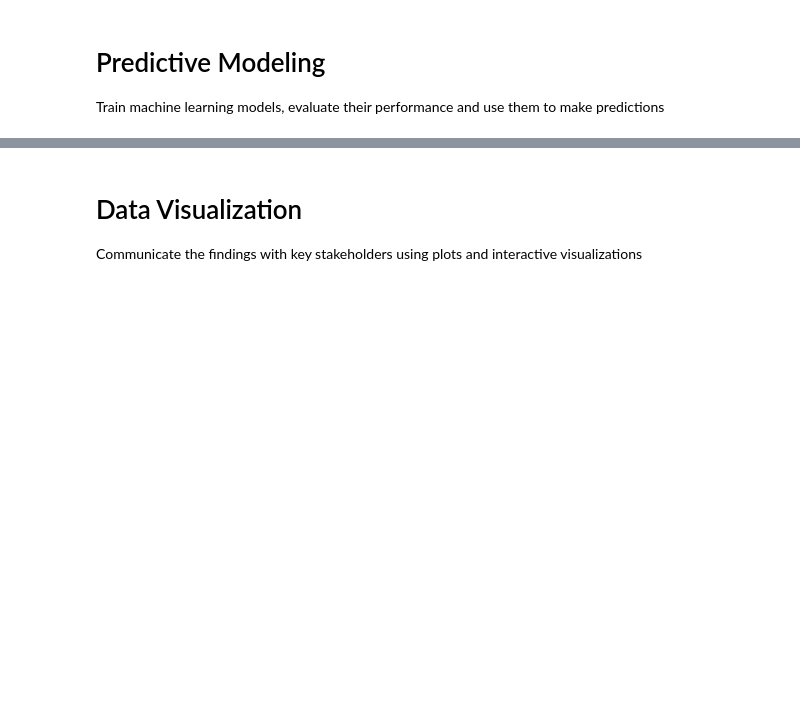
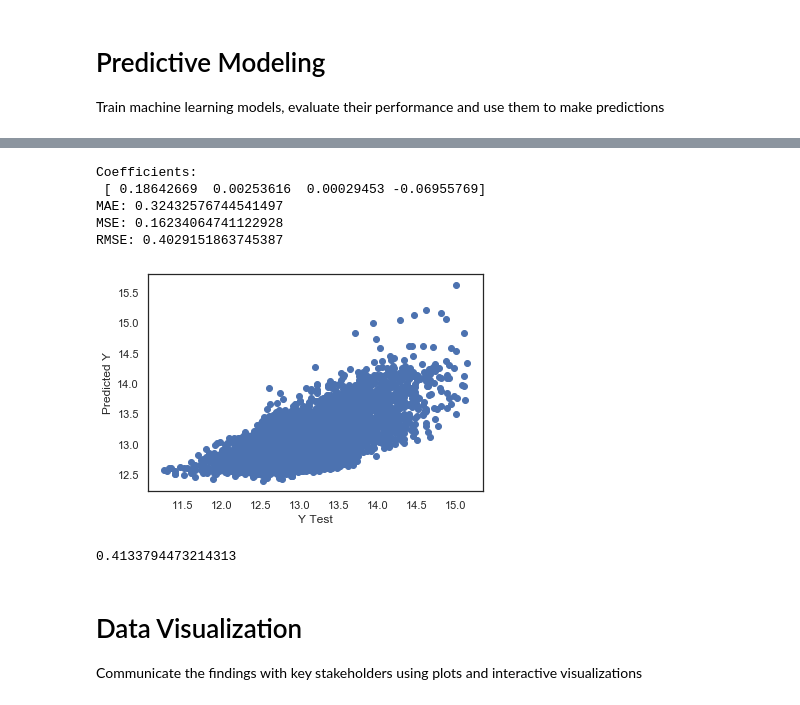
Before and after one commit to Rurbinasal/EDA_house_prices, a Jupyter notebook: King County Analysis.ipynb, the cells around one changed output, grey strips where cells are left out. Cells and saved outputs as stored; diff of their text form; code cells hidden in the pictures; blank space fills up the shorter version.

```diff
--- a/King County Analysis.ipynb
+++ b/King County Analysis.ipynb
@@ -182,16 +275,16 @@ data["price_log"] = [math.log(el) for el in data["price"]]
 data["yr_since_built"] = data.date_year - data.yr_built
 # %%
-# yr_last_renovated
-#data["yr_last_renovated"] = [max(data.yr_built[i],data.yr_renovated[i]) for i in data.yr_built]
-data["yr_last_renovated"] = data[["yr_built","yr_renovated"]].max(axis=1)
+# yr_renovated: fill column to represent the max from yr_renovated and yr_built
+#data["yr_renovated"] = [max(data.yr_built[i],data.yr_renovated[i]) for i in data.yr_built]
+data["yr_renovated"] = data[["yr_built","yr_renovated"]].max(axis=1)
 # %%
-# yr_since_last_renovated
-data["yr_since_last_renovated"] = data.date_year - data.yr_last_renovated
+# yr_since_last_renovated: column with years between yr_built or yr_renovated and sold
+data["yr_since_last_renovated"] = data.date_year - data.yr_renovated
 # %%
 # categorical --> dummies - OPTIMIZE
 cat = data.filter(["condition",
                    "grade",
-                   "zipcode"], axis=1).astype("category")
+                   "zipcode", "view"], axis=1).astype("category")
 data_dum = pd.DataFrame()
 data_dum_i = pd.DataFrame()
 for i in cat:
@@ -203,8 +296,8 @@ data = pd.concat([data, data_dum], axis=1)
 # data_wo_dum = data
 # data_new = pd.concat([data, data_dum], axis=1)
 # %%
-# drop: id, yr_renovated
-data = data.drop(["id", "date", "yr_renovated", "condition", "grade", "zipcode", "sqft_living"], axis=1)
+# drop: id, condition, grade, zipcode, sqft_living
+data = data.drop(["id", "condition", "grade", "zipcode", "view", "sqft_living"], axis=1)
 # %% [markdown]
 # Predictive Modeling
 Train machine learning models, evaluate their performance and use them to make predictions
@@ -240,18 +433,30 @@ data_results.summary()
 # %%
-y4 = data['price']
-X4 = data[['bathrooms','bedrooms','sqft_above','floors']]
-X4_train, X4_test, y4_train, y4_test = train_test_split(X4, y4, test_size=0.3, random_state=101)
+#4 Advanced model using price_log
+y4 = data['price_log']
+X4 = data[['bathrooms', 'bedrooms', 'sqft_above', 'floors']]
+X4_train, X4_test, y4_train, y4_test = train_test_split(X4,
+                                                        y4,
+                                                        test_size=0.33,
+                                                        random_state=42,
+                                                        shuffle=False)
 
 lm = LinearRegression()
-lm.fit(X4_train,y4_train)
+lm.fit(X4_train, y4_train)
 print('Coefficients: \n', lm.coef_)
 
 predictions = lm.predict(X4_test)
-plt.scatter(y4_test,predictions)
+plt.scatter(y4_test, predictions)
 plt.xlabel('Y Test')
 plt.ylabel('Predicted Y')
 
 # calculate these metrics by hand!
-print('MAE:', metrics.mean_absolute_error(y_test, predictions))
-print('MSE:', metrics.mean_squared_error(y_test, predictions))
-print('RMSE:', np.sqrt(metrics.mean_squared_error(y_test, predictions)))
+print('MAE:', metrics.mean_absolute_error(y4_test, predictions))
+print('MSE:', metrics.mean_squared_error(y4_test, predictions))
+print('RMSE:', np.sqrt(metrics.mean_squared_error(y4_test, predictions)))
+# %% [output]
+Coefficients:
+ [ 0.18642669  0.00253616  0.00029453 -0.06955769]
+MAE: 0.32432576744541497
+MSE: 0.16234064741122928
+RMSE: 0.4029151863745387
+[figure, added]
@@ -260,3 +467,8 @@ sns.distplot((y_test-predictions),bins=50)
+# %%
+from sklearn.metrics import r2_score
+r2_score(y4_test, predictions)
+# %% [output]
+0.4133794473214313
 # %% [markdown]
 # Data Visualization
 Communicate the findings with key stakeholders using plots and interactive visualizations
```
Also changed, not shown: parts of 33 cells of this notebook.
